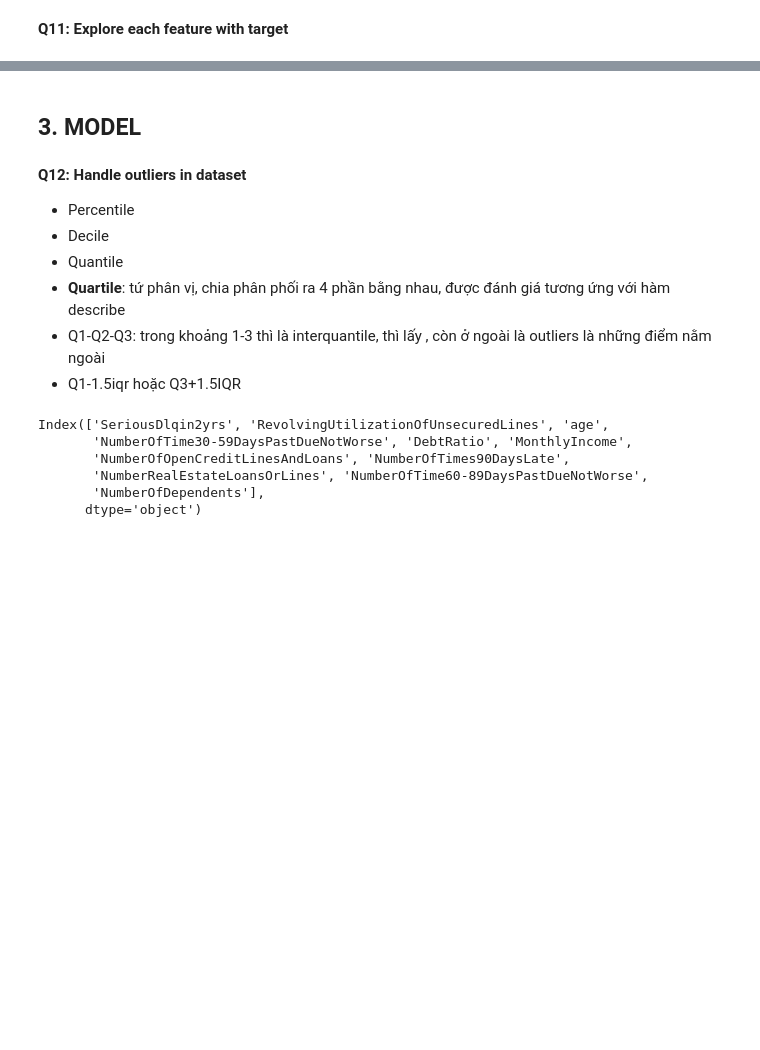
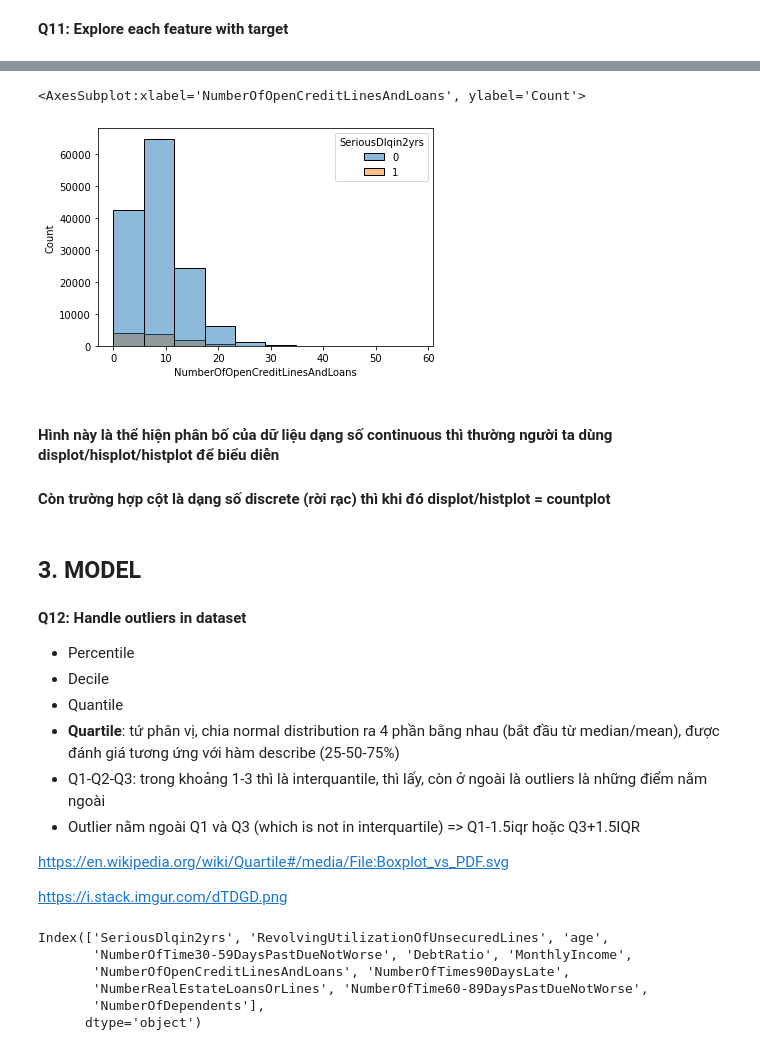
Before and after one commit to honghanhh/mci_python_33a8_l1, a Jupyter notebook: Live Slides/Bonus/uyenlt_Credit scoring.ipynb, the cells around one changed output, grey strips where cells are left out. Saved outputs shown, nothing was run; the diff lists cells and outputs as text; code cells hidden in the pictures; blank space fills up the shorter version.

```diff
--- a/Live Slides/Bonus/uyenlt_Credit scoring.ipynb
+++ b/Live Slides/Bonus/uyenlt_Credit scoring.ipynb
@@ -254,3 +270,11 @@ plt.show()
+# %%
+sns.histplot(data = df_train, x = 'NumberOfOpenCreditLinesAndLoans', hue = 'SeriousDlqin2yrs', bins = 10)
+# %% [output]
+<AxesSubplot:xlabel='NumberOfOpenCreditLinesAndLoans', ylabel='Count'>
+[figure, added]
+# %% [markdown]
+#### Hình này là thể hiện phân bố của dữ liệu dạng số continuous thì thường người ta dùng displot/hisplot/histplot để biểu diễn
+#### Còn trường hợp cột là dạng số discrete (rời rạc) thì khi đó displot/histplot = countplot
 # %% [markdown]
 ## 3. MODEL
 # %% [markdown]
@@ -259,7 +283,11 @@ plt.show()
 - Percentile
 - Decile
 - Quantile
-- **Quartile**: tứ phân vị, chia phân phối ra 4 phần bằng nhau, được đánh giá tương ứng với hàm describe
-- Q1-Q2-Q3: trong khoảng 1-3 thì là interquantile, thì lấy , còn ở ngoài là outliers là những điểm nằm ngoài
-- Q1-1.5iqr hoặc Q3+1.5IQR
+- **Quartile**: tứ phân vị, chia normal distribution ra 4 phần bằng nhau (bắt đầu từ median/mean), được đánh giá tương ứng với hàm describe (25-50-75%)
+- Q1-Q2-Q3: trong khoảng 1-3 thì là interquantile, thì lấy, còn ở ngoài là outliers là những điểm nằm ngoài
+- Outlier nằm ngoài Q1 và Q3 (which is not in interquartile) => Q1-1.5iqr hoặc Q3+1.5IQR
+
+https://en.wikipedia.org/wiki/Quartile#/media/File:Boxplot_vs_PDF.svg
+
+https://i.stack.imgur.com/dTDGD.png
 # %%
```
Also changed, not shown: parts of 21 cells of this notebook, 1 other file.
